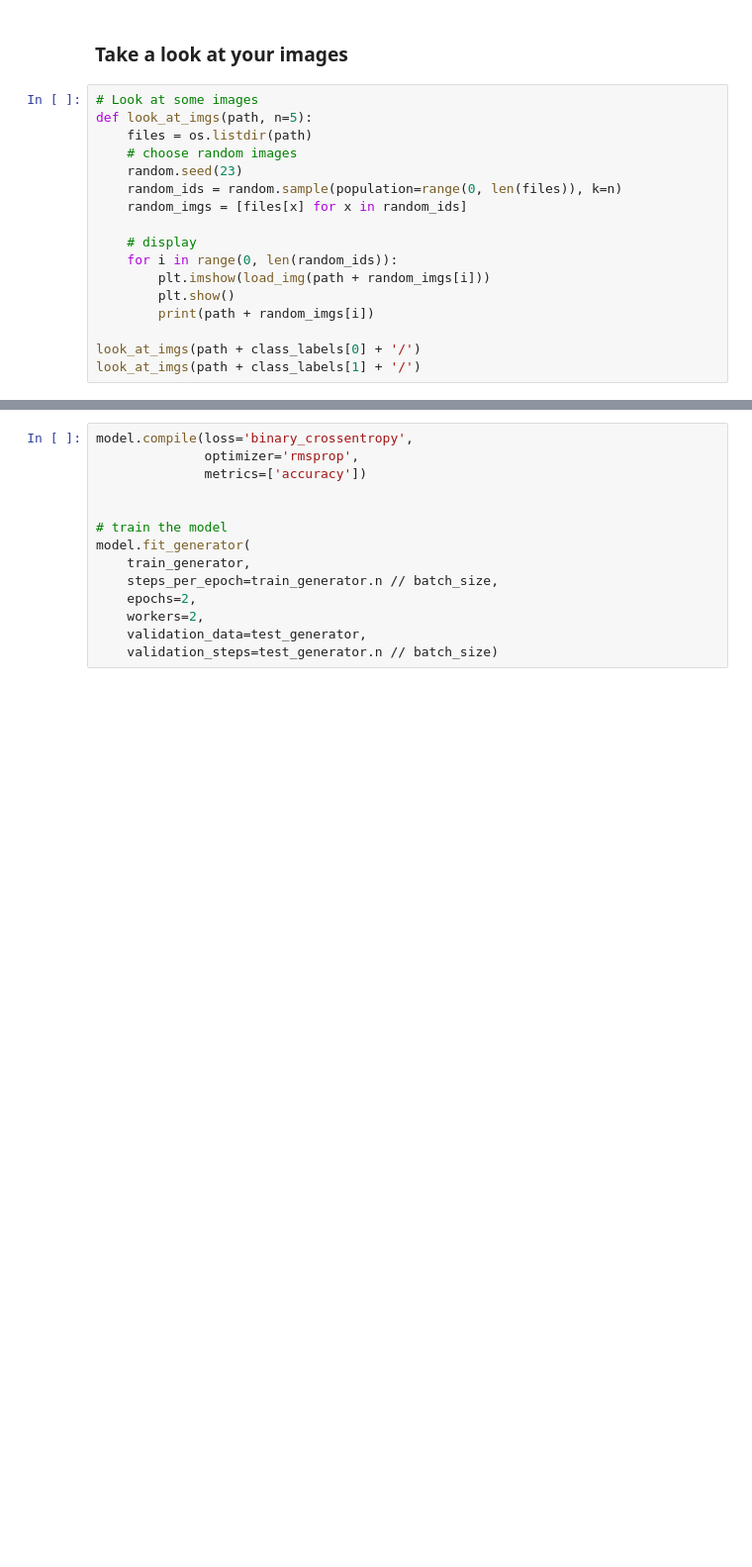
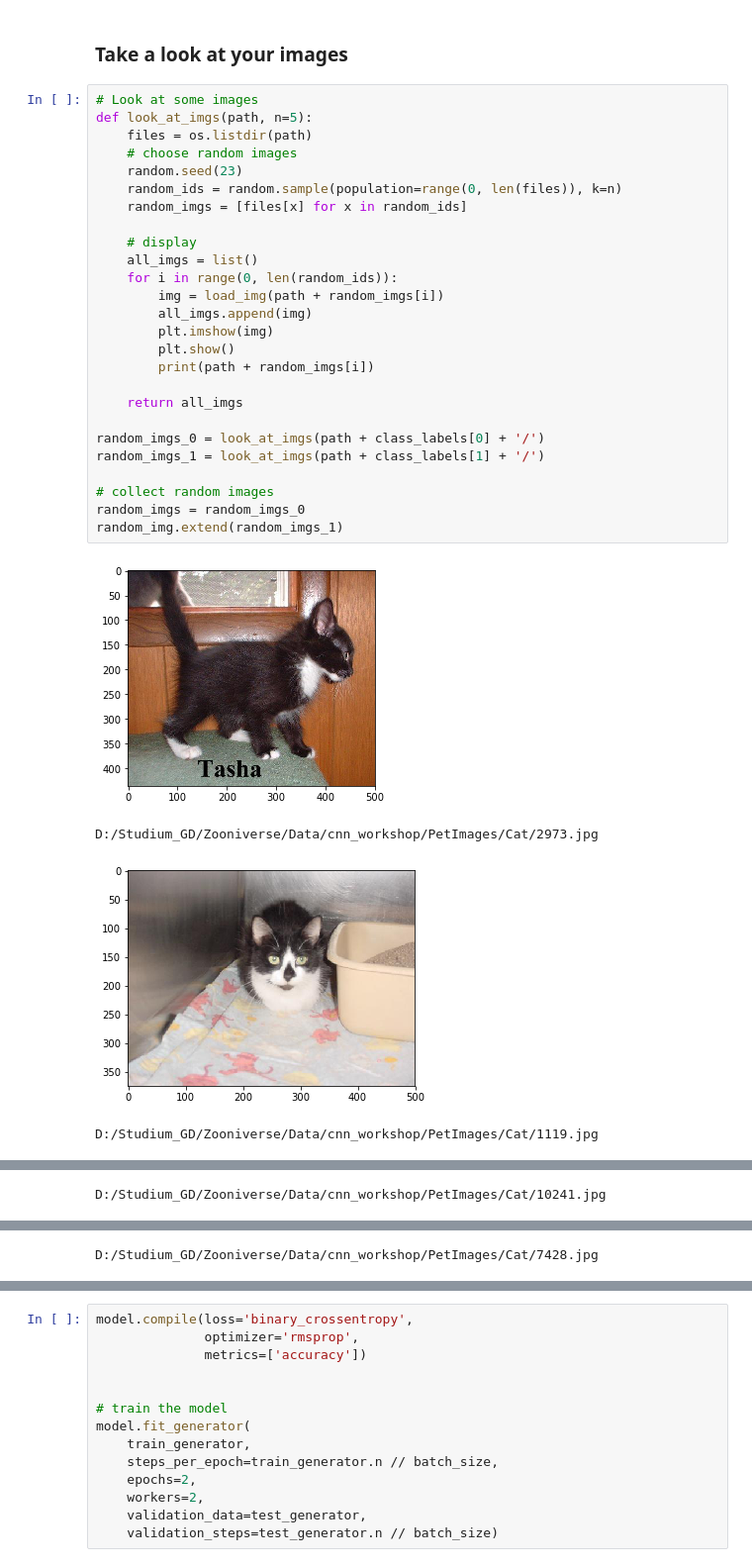
Before and after one commit to marco-willi/CNN_Workshop, a Jupyter notebook: CNN_Workshop_GPU.ipynb, the cells around one changed output, grey strips where cells are left out. Shown: that part at 99% size. Saved outputs shown, nothing was run; the diff lists cells and outputs as text; blank space fills up the shorter version.

```diff
--- a/CNN_Workshop_GPU.ipynb
+++ b/CNN_Workshop_GPU.ipynb
@@ -31,17 +31,31 @@ image_size_for_training = (150, 150, 3)
 # %%
 # Look at some images
 def look_at_imgs(path, n=5):
     files = os.listdir(path)
     # choose random images
     random.seed(23)
     random_ids = random.sample(population=range(0, len(files)), k=n)
     random_imgs = [files[x] for x in random_ids]
 
     # display
+    all_imgs = list()
     for i in range(0, len(random_ids)):
-        plt.imshow(load_img(path + random_imgs[i]))
+        img = load_img(path + random_imgs[i])
+        all_imgs.append(img)
+        plt.imshow(img)
         plt.show()
         print(path + random_imgs[i])
 
-look_at_imgs(path + class_labels[0] + '/')
-look_at_imgs(path + class_labels[1] + '/')
+    return all_imgs
+
+random_imgs_0 = look_at_imgs(path + class_labels[0] + '/')
+random_imgs_1 = look_at_imgs(path + class_labels[1] + '/')
+
+# collect random images
+random_imgs = random_imgs_0
+random_img.extend(random_imgs_1)
+# %% [output]
+[figure, added]
+D:/Studium_GD/Zooniverse/Data/cnn_workshop/PetImages/Cat/2973.jpg
+[figure, added]
+D:/Studium_GD/Zooniverse/Data/cnn_workshop/PetImages/Cat/1119.jpg
@@ -47,0 +63 @@ look_at_imgs(path + class_labels[1] + '/')
+D:/Studium_GD/Zooniverse/Data/cnn_workshop/PetImages/Cat/10241.jpg
@@ -47,0 +65 @@ look_at_imgs(path + class_labels[1] + '/')
+D:/Studium_GD/Zooniverse/Data/cnn_workshop/PetImages/Cat/7428.jpg
```
Also changed, not shown: parts of 13 cells of this notebook, 2 other files.
